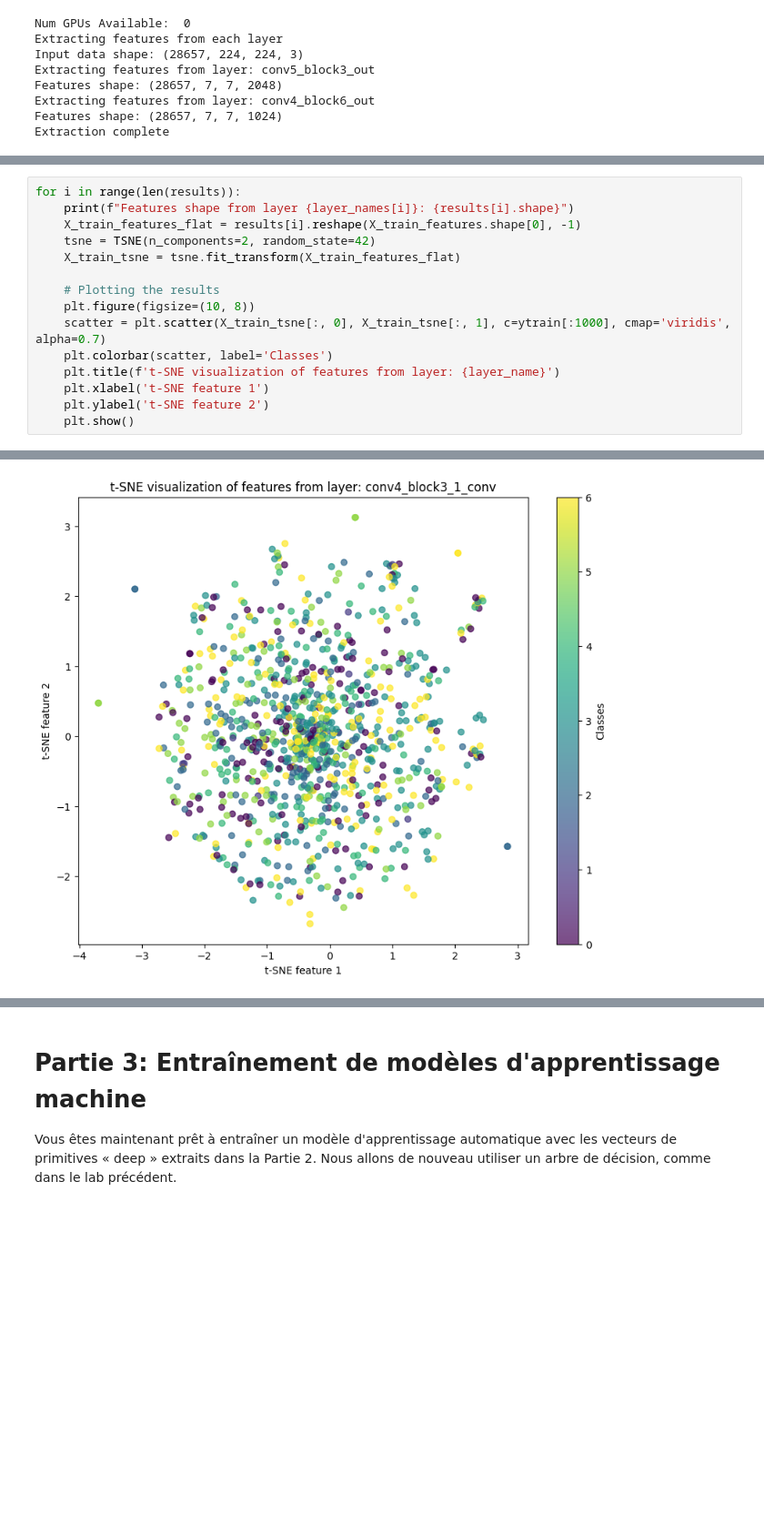
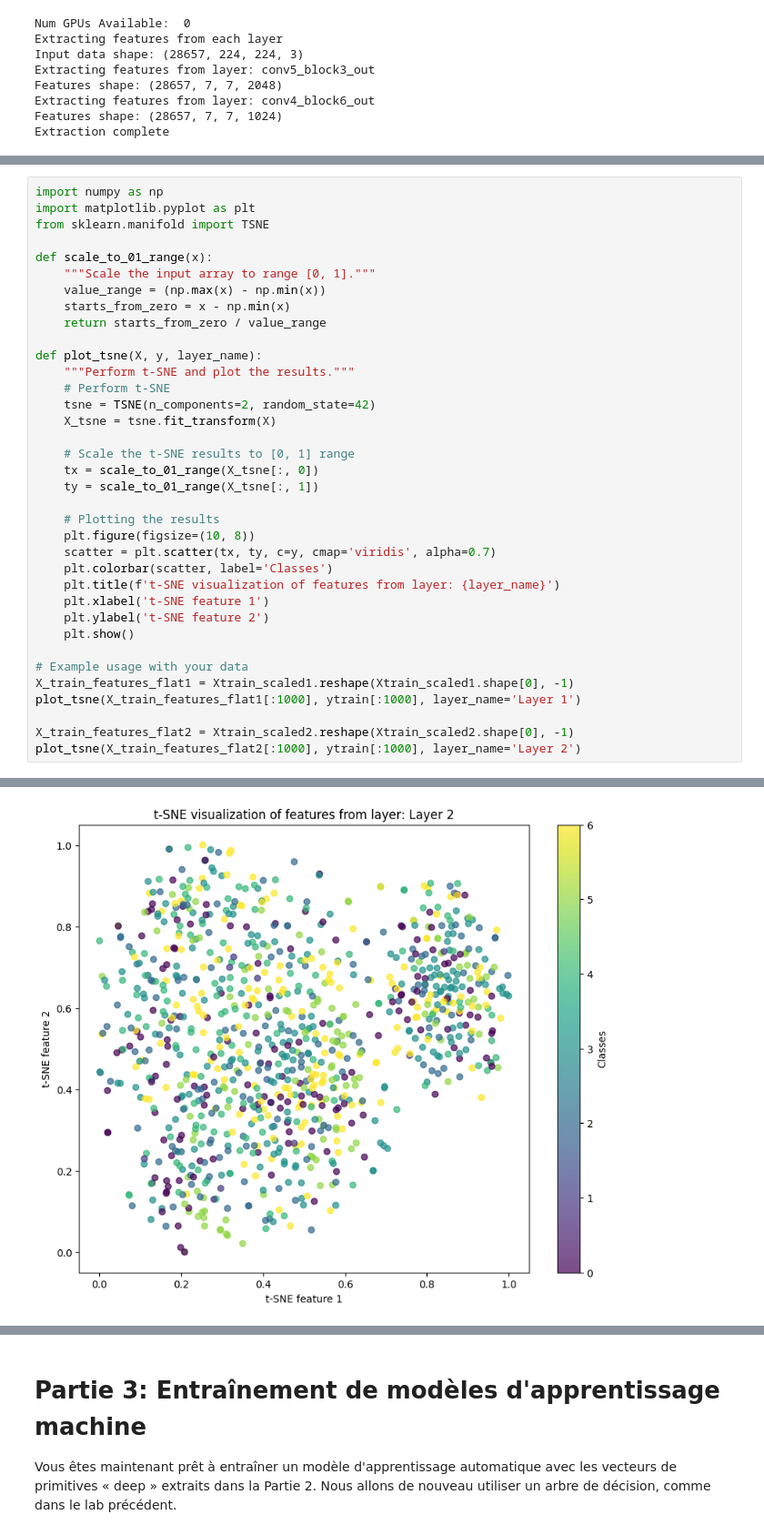
Before and after one commit to Scammaz/771-lab2, a Jupyter notebook: LAB3.ipynb, the cells around one changed output, grey strips where cells are left out. Shown at 91% size. Cells and saved outputs as stored; diff of their text form; blank space fills up the shorter version.

```diff
--- a/LAB3.ipynb
+++ b/LAB3.ipynb
@@ -542,16 +472,37 @@ Features shape from layer conv4_block3_1_conv: (1000, 14, 14, 256)
 # %%
-for i in range(len(results)):
-    print(f"Features shape from layer {layer_names[i]}: {results[i].shape}")
-    X_train_features_flat = results[i].reshape(X_train_features.shape[0], -1)
+import numpy as np
+import matplotlib.pyplot as plt
+from sklearn.manifold import TSNE
+
+def scale_to_01_range(x):
+    """Scale the input array to range [0, 1]."""
+    value_range = (np.max(x) - np.min(x))
+    starts_from_zero = x - np.min(x)
+    return starts_from_zero / value_range
+
+def plot_tsne(X, y, layer_name):
+    """Perform t-SNE and plot the results."""
+    # Perform t-SNE
     tsne = TSNE(n_components=2, random_state=42)
-    X_train_tsne = tsne.fit_transform(X_train_features_flat)
+    X_tsne = tsne.fit_transform(X)
+
+    # Scale the t-SNE results to [0, 1] range
+    tx = scale_to_01_range(X_tsne[:, 0])
+    ty = scale_to_01_range(X_tsne[:, 1])
 
     # Plotting the results
     plt.figure(figsize=(10, 8))
-    scatter = plt.scatter(X_train_tsne[:, 0], X_train_tsne[:, 1], c=ytrain[:1000], cmap='viridis', alpha=0.7)
+    scatter = plt.scatter(tx, ty, c=y, cmap='viridis', alpha=0.7)
     plt.colorbar(scatter, label='Classes')
     plt.title(f't-SNE visualization of features from layer: {layer_name}')
     plt.xlabel('t-SNE feature 1')
     plt.ylabel('t-SNE feature 2')
     plt.show()
+
+# Example usage with your data
+X_train_features_flat1 = Xtrain_scaled1.reshape(Xtrain_scaled1.shape[0], -1)
+plot_tsne(X_train_features_flat1[:1000], ytrain[:1000], layer_name='Layer 1')
+
+X_train_features_flat2 = Xtrain_scaled2.reshape(Xtrain_scaled2.shape[0], -1)
+plot_tsne(X_train_features_flat2[:1000], ytrain[:1000], layer_name='Layer 2')
 # %% [output]
@@ -561 +510 @@ Features shape from layer conv2_block3_out: (1000, 28, 28, 256)
-[figure, old version]
+[figure, new version]
```
Also changed, not shown: parts of 11 cells of this notebook.
